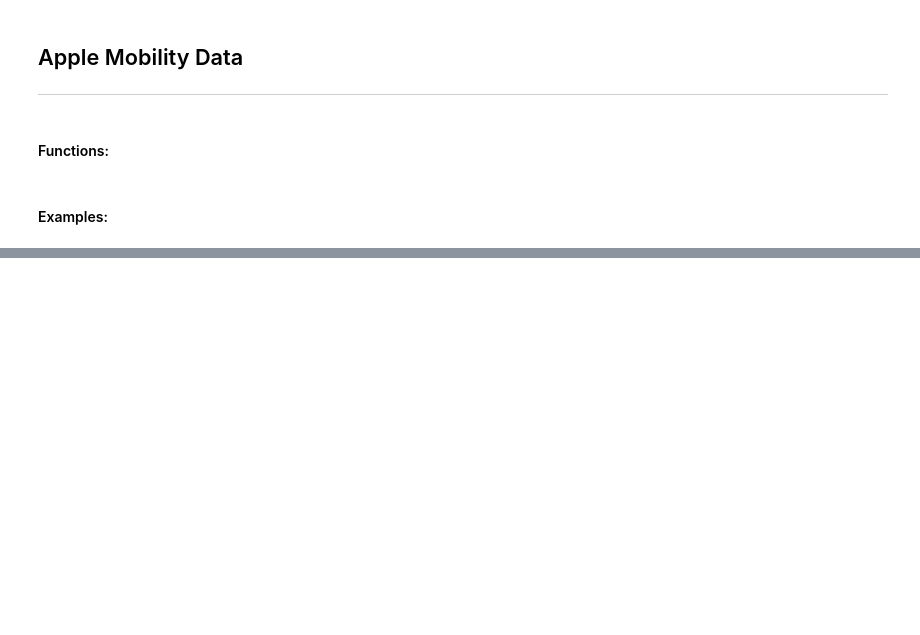
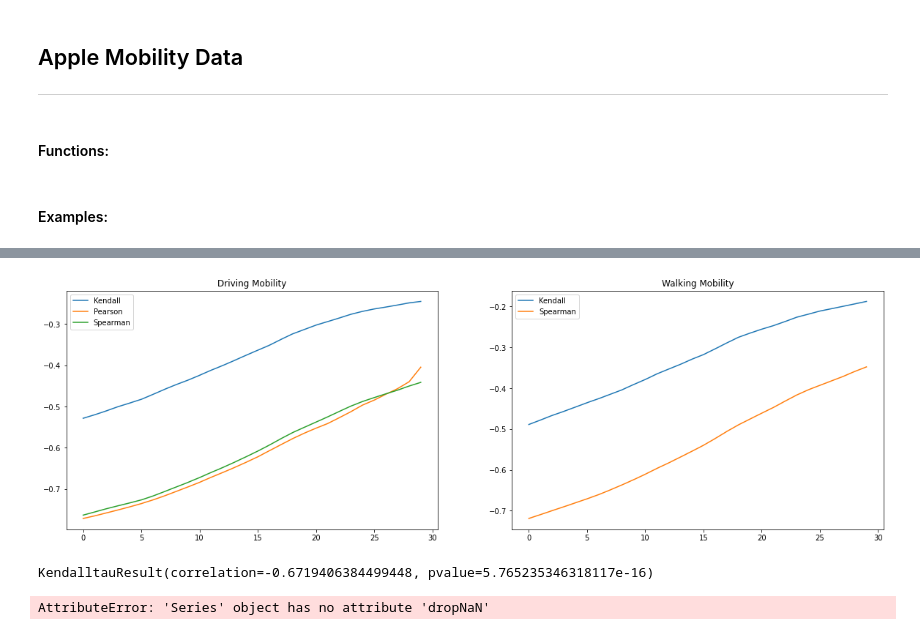
Before and after one commit to RinaldiLuca/Mobility_in_Covid19_Pandemic, a Jupyter notebook: Rinna.ipynb, the cells around one changed output, grey strips where cells are left out. Drawn from its saved outputs; the diff is of its cells as text; code cells hidden in the pictures; blank space fills up the shorter version.

```diff
--- a/Rinna.ipynb
+++ b/Rinna.ipynb
@@ -163,0 +150,17 @@ Created in <span style='font-weight:600;margin-left:4px;'>Deepnote</span></a>
+# %%
+def save_prot_civ():
+    df = pd.read_csv("DATA/prot_civ/itaregioni.csv")
+    df = df[['data', 'denominazione_regione', 'nuovi_positivi', 'totale_casi']]
+    df_trentino = df[(df['denominazione_regione'] == 'P.A. Bolzano') | (df['denominazione_regione'] == 'P.A. Trento')].groupby('data', as_index = False).sum()
+    df_trentino['denominazione_regione'] = 'Trentino alto adige'
+    df_prot_civ = pd.concat([df, df_trentino], ignore_index=True)
+    df_prot_civ = df_prot_civ[(df_prot_civ['denominazione_regione'] != 'P.A. Bolzano') & (df_prot_civ['denominazione_regione'] != 'P.A. Trento')]
+    df_prot_civ['data'] = [date.split('T')[0] for date in df_prot_civ['data']]
+    df_prot_civ.to_csv("DATA/prot_civ/itaregioni_final.csv", index=False)
+
+def load_prot_civ():
+    '''
+    '''
+    df = pd.read_csv("DATA/prot_civ/itaregioni_final.csv")
+    dates_str = np.unique(df["data"])
+    return df, dates_str
@@ -163,0 +250,24 @@ Created in <span style='font-weight:600;margin-left:4px;'>Deepnote</span></a>
+# %%
+fig, ax = plt.subplots(1,2, figsize=[20,6])
+
+ax[0].plot(lags, driving_kendall,  label="Kendall")
+ax[0].plot(lags, driving_pearson,  label="Pearson")
+ax[1].plot(lags, walking_kendall,  label="Kendall")
+ax[0].plot(lags, driving_spearman, label="Spearman")
+ax[1].plot(lags, walking_spearman, label="Spearman")
+
+ax[0].title.set_text("Driving Mobility")
+ax[1].title.set_text("Walking Mobility")
+ax[0].legend()
+ax[1].legend()
+plt.show()
+# %% [output]
+[figure, added]
+# %%
+ss.kendalltau(x[1], y)
+# %% [output]
+KendalltauResult(correlation=-0.6719406384499448, pvalue=5.765235346318117e-16)
+# %%
+np.unique(df_pc["denominazione_regione"].values)
+# %% [output]
+AttributeError: 'Series' object has no attribute 'dropNaN'
```
Also changed, not shown: parts of 18 cells of this notebook, 1 other file.
